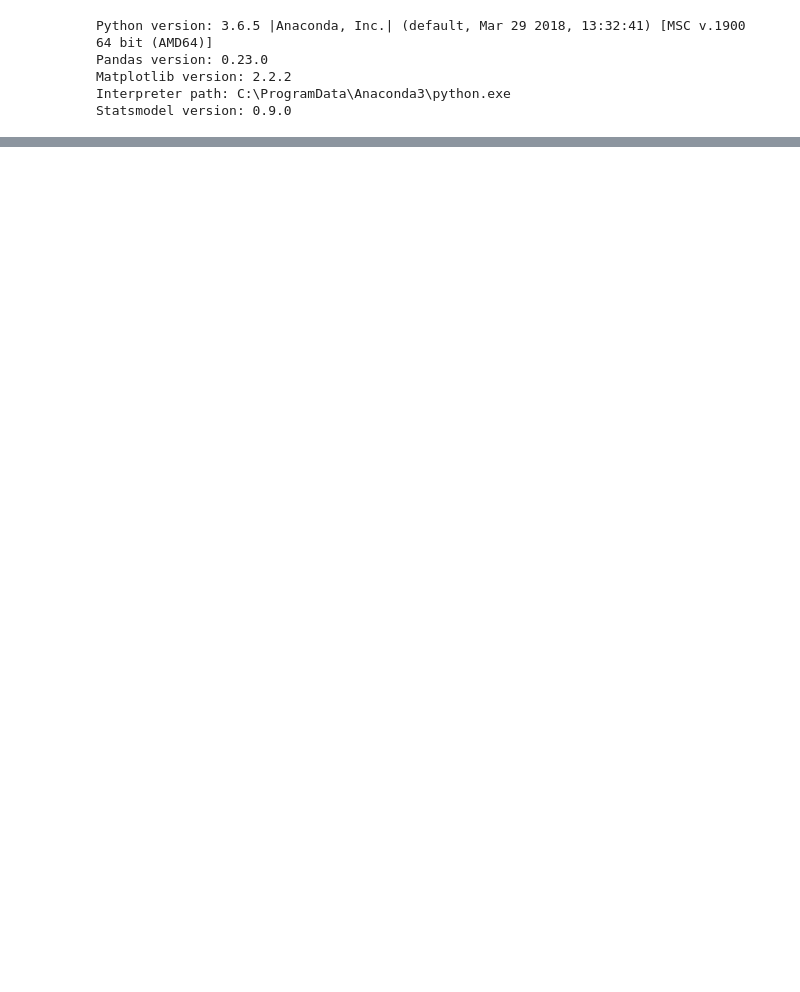
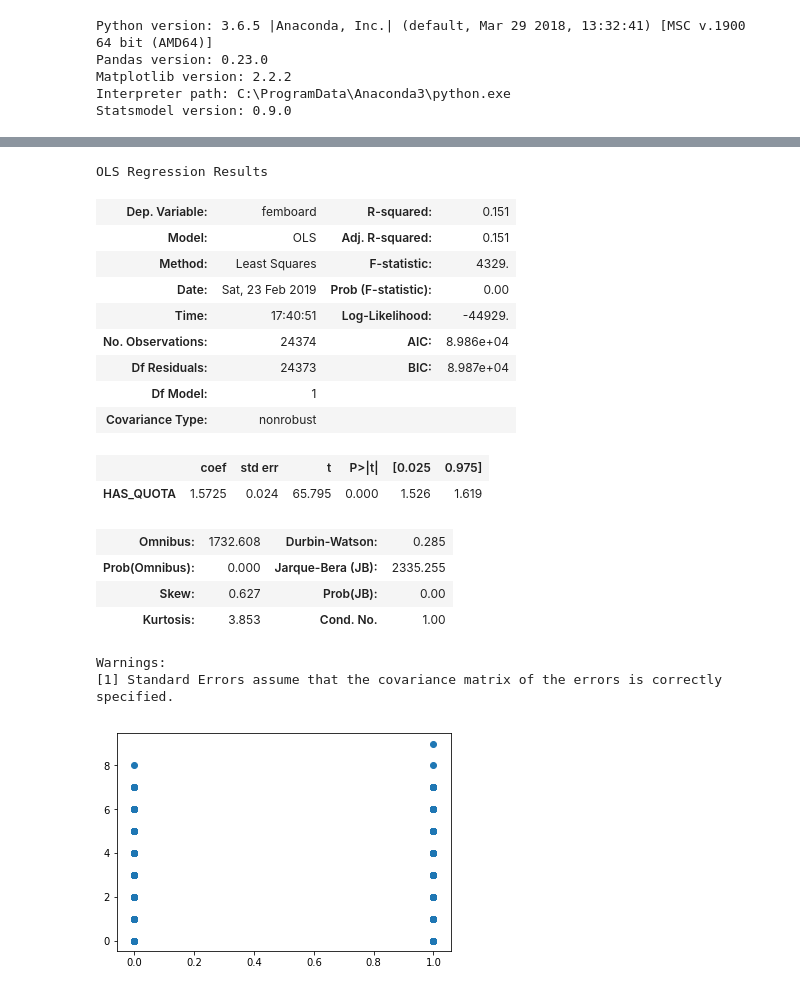
Before and after one commit to etokrug/GroupProject, a Jupyter notebook: GroupProject.ipynb, the cells around one changed output, grey strips where cells are left out. Cells and saved outputs as stored; diff of their text form; code cells hidden in the pictures; blank space fills up the shorter version.

```diff
--- a/GroupProject.ipynb
+++ b/GroupProject.ipynb
@@ -764,0 +297,36 @@ Warnings:
+# %%
+df_quota_w_fem = df_main[['HAS_QUOTA', 'femboard']].copy()
+df_quota_w_fem['HAS_QUOTA'] = df_quota_w_fem['HAS_QUOTA'].apply(to_integer)
+df_quota_w_fem['femboard'] = df_quota_w_fem['femboard'].apply(to_integer)
+
+plt.scatter(df_quota_w_fem['HAS_QUOTA'], df_quota_w_fem['femboard'])
+
+df_quota_w_fem = df_quota_w_fem.dropna()
+
+
+x = df_quota_w_fem['HAS_QUOTA']
+y = df_quota_w_fem['femboard']
+
+model = sm.OLS(y, x).fit()
+
+model.summary()
+# %% [output]
+OLS Regression Results
+| Dep. Variable: | femboard | R-squared: | 0.151 |
+| Model: | OLS | Adj. R-squared: | 0.151 |
+| Method: | Least Squares | F-statistic: | 4329. |
+| Date: | Sat, 23 Feb 2019 | Prob (F-statistic): | 0.00 |
+| Time: | 17:40:51 | Log-Likelihood: | -44929. |
+| No. Observations: | 24374 | AIC: | 8.986e+04 |
+| Df Residuals: | 24373 | BIC: | 8.987e+04 |
+| Df Model: | 1 |  |  |
+| Covariance Type: | nonrobust |  |  |
+|  | coef | std err | t | P>|t| | [0.025 | 0.975] |
+| HAS_QUOTA | 1.5725 | 0.024 | 65.795 | 0.000 | 1.526 | 1.619 |
+| Omnibus: | 1732.608 | Durbin-Watson: | 0.285 |
+| Prob(Omnibus): | 0.000 | Jarque-Bera (JB): | 2335.255 |
+| Skew: | 0.627 | Prob(JB): | 0.00 |
+| Kurtosis: | 3.853 | Cond. No. | 1.00 |
+Warnings:
+[1] Standard Errors assume that the covariance matrix of the errors is correctly specified.
+[figure, added]
```
Also changed, not shown: parts of 66 cells of this notebook, 1 other file.
